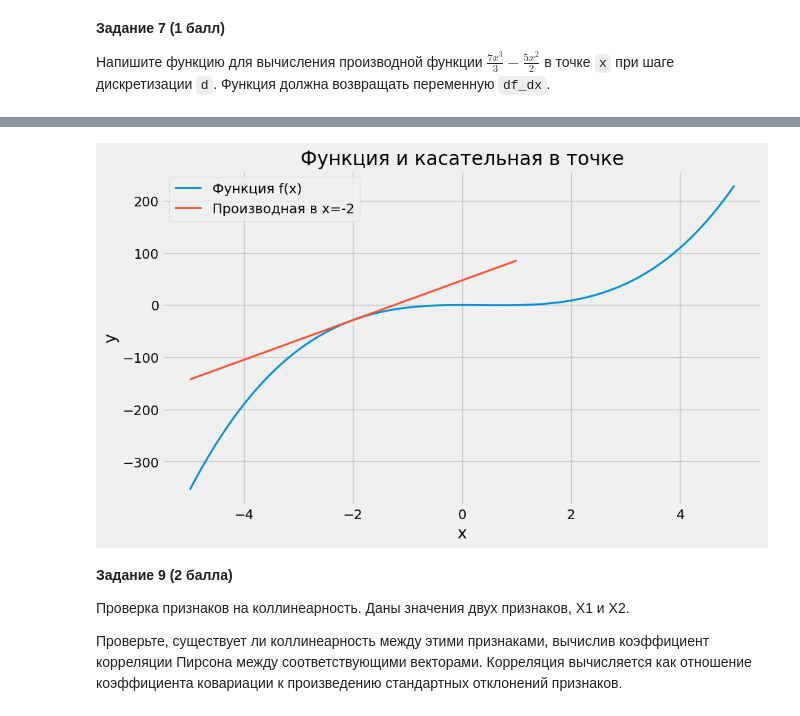
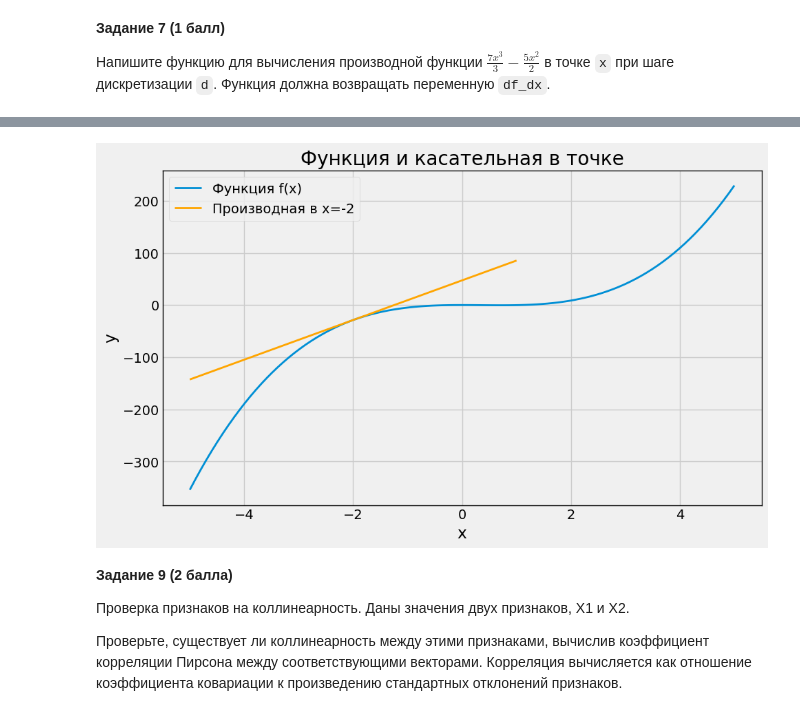
Before and after one commit to Vendor62/MIPT_practice, a Jupyter notebook: homework/fml_hw_1/fml_1.ipynb, the cells around one changed output, grey strips where cells are left out. Cells and saved outputs as stored; diff of their text form; code cells hidden in the pictures.

```diff
--- a/homework/fml_hw_1/fml_1.ipynb
+++ b/homework/fml_hw_1/fml_1.ipynb
@@ -438,43 +438,55 @@ def plot_function_and_tangent(x):
 
     Аргументы:
     x -- координата x точки, к которой нужно провести производную.
 
     Возвращает:
     График функции и касательной в точке x.
     """
     # Задаем отрезок, на котором хотим оценить значения функции
     # (линии задаются множеством близколежащих точек, в данном случае
     # 100 точек с равными интервалами в промежутке между -5 и 5).
     x_range = np.linspace(-5, 5, 100)
 
     # Вычисляем значения функции на отрезке
     y = f(x_range)
 
     # Вычисляем значение аналитической производной в точке х0
     derivative = calculate_derivative(x)
 
-    # Зададим чуть более короткий отрезок для отображения касательной в окрестости точки х0
+    # Зададим чуть более короткий отрезок для отображения касательной в окрестности точки х0
     x_tang_range = np.linspace(max(x - 3, -5), min(x + 3, 5), 20) # Верно
 
     # Вычисляем уравнение касательной
     tangent = derivative * (x_tang_range - x) + f(x) # Верно
 
     # Задаем канву под график
-    plt.figure(figsize=(10, 6))
+    fig, ax = plt.subplots(figsize=(10, 6))
     # Строим функцию
-    plt.plot(x_range, y, label='Функция f(x)')
+    ax.plot(x_range, y, label='Функция f(x)')
     # Добавляем график касательной в точке
-    plt.plot(x_tang_range, tangent, label=f'Производная в x={x}')
-    plt.xlabel('x')
-    plt.ylabel('y')
-    plt.title('Функция и касательная в точке')
-    plt.legend()
-    plt.grid(True)
+    ax.plot(x_tang_range, tangent, color='orange', label=f'Производная в x={x}')
+    ax.set_xlabel('x')
+    ax.set_ylabel('y')
+    ax.set_title('Функция и касательная в точке')
+    ax.legend()
+    ax.grid(True)
+
+    # Добавляем рамки (границы осей)
+    ax.spines['top'].set_visible(True)   # Верхняя рамка
+    ax.spines['right'].set_visible(True) # Правая рамка
+    ax.spines['bottom'].set_visible(True) # Нижняя рамка
+    ax.spines['left'].set_visible(True)  # Левая рамка
+
+    # Настроим цвет и толщину рамок
+    for spine in ax.spines.values():
+        spine.set_linewidth(1)
+        spine.set_color('black')
+
     plt.show()
 
 plot_function_and_tangent(x=-2)
 # %% [output]
-[figure, old version]
+[figure, new version]
 # %% [markdown]
 **Задание 9 (2 балла)**
 
```
